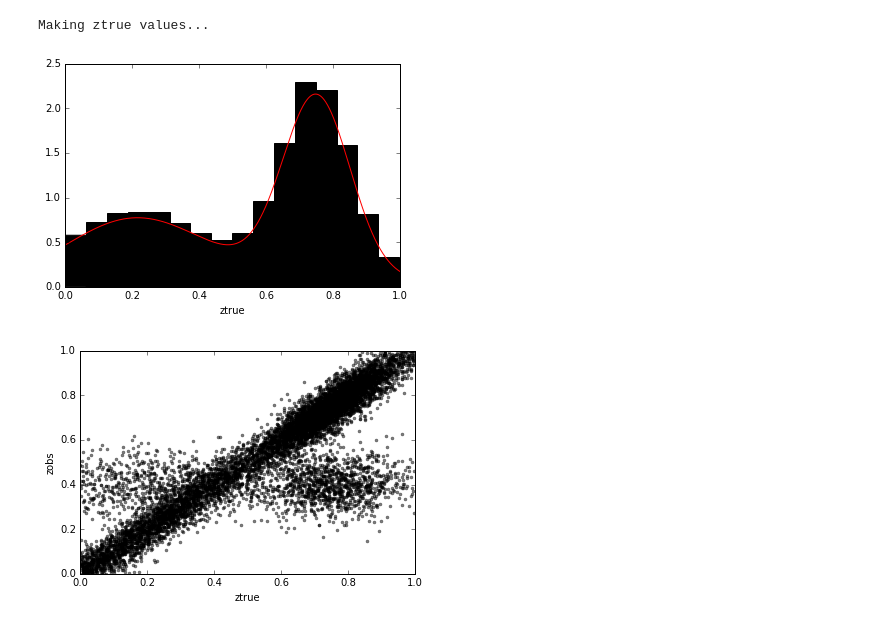
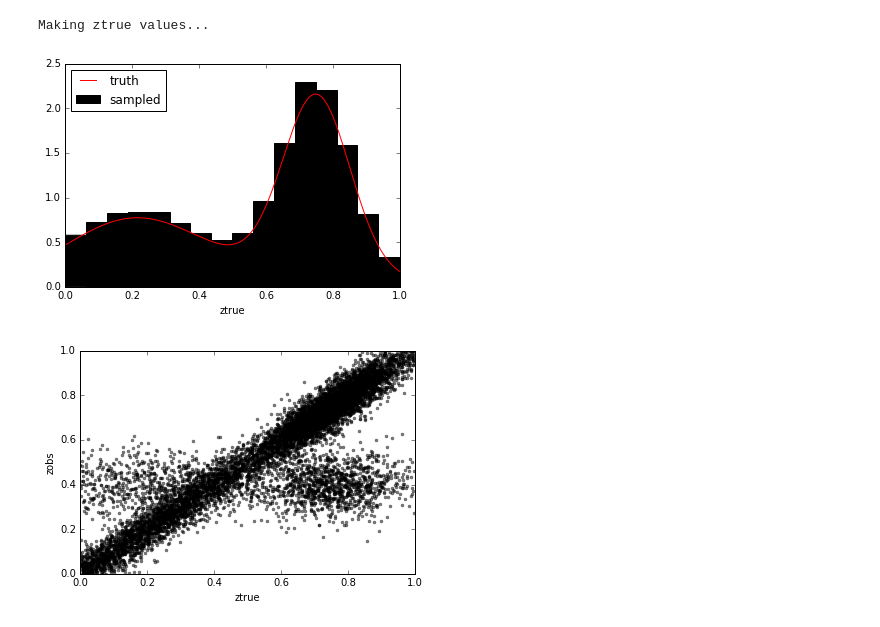
Before and after one commit to aimalz/prob-z, a Jupyter notebook: nz/code/FromHogg.ipynb, the cells around one changed output. Cells and saved outputs as stored; diff of their text form; code cells hidden in the pictures.

```diff
--- a/nz/code/FromHogg.ipynb
+++ b/nz/code/FromHogg.ipynb
@@ -79,6 +80,9 @@ class setup(object):
         os.makedirs(self.simdir)
 
         self.mcmcdir = os.path.join(self.datadir,'mcmc')
+        if os.path.exists(self.mcmcdir):
+            shutil.rmtree(self.mcmcdir)
+        os.makedirs(self.mcmcdir)
 
         print(self.name+' ingested inputs')
 
@@ -91,6 +95,7 @@ Hogg's Test ingested inputs
 class gauss(object):
 
     def __init__(self,mean,sigma,amp=1.):
+        self.epsilon = sys.float_info.min
         self.mean = mean
         self.sigma = sigma
         self.amp = amp
@@ -113,8 +118,8 @@ class gauss(object):
             #print(n,z)
                 ps[n] += self.evaluate_one(z)#+= self.amp / (np.sqrt(2. * np.pi) * self.sigma) * \
                                 #np.exp(-0.5 * (z - self.mean) ** 2 / self.sigma ** 2)
-        #ps[zs < 0.] = 0.
-        #ps[zs > 1.] = 0.
+        ps[zs < 0.] = self.epsilon
+        ps[zs > 1.] = self.epsilon
         #print(len(ps))
         return ps
 # %%
@@ -123,6 +128,7 @@ class gauss(object):
 class gmix(object):
 
     def __init__(self,means,sigmas,amps=np.ones(1)):
+        self.epsilon = sys.float_info.min
         self.means = means
         self.sigmas = sigmas
         self.amps = amps
@@ -154,8 +160,8 @@ class gmix(object):
             dist = gauss(self.means[c],self.sigmas[c],self.amps[c])
             ps += dist.evaluate(zs)#self.amps[c] * / (np.sqrt(2. * np.pi) * self.sigmas[c]) * \
                 #np.exp(-0.5 * (zs - self.means[c]) ** 2 / self.sigmas[c] ** 2)
-        ps[zs < 0.] = 0.
-        ps[zs > 1.] = 0.
+        ps[zs < 0.] = self.epsilon
+        ps[zs > 1.] = self.epsilon
         #ps = ps/np.sum(ps*dz)
         return ps
 # %%
@@ -202,13 +208,14 @@ Making ztrue values...
 # %%
 #plot sampling of the true distribution
 
 plt.clf()
-plt.hist(ztrues, bins=bplot, normed=True, color="k")
-plt.plot(zplot, truedist.evaluate(zplot), "r-")
+plt.hist(ztrues, bins=bplot, normed=True, color="k",label='sampled')
+plt.plot(zplot, truedist.evaluate(zplot), "r-",label='truth')
 plt.xlabel("ztrue")
+plt.legend(loc='upper left')
 plt.savefig(os.path.join(meta.simdir,"ztrues.png"))
 # %% [output]
-[figure, old version]
+[figure, new version]
 # %%
 #class for likelihood to sample in catastrophic outlier case
 
```
Also changed, not shown: parts of 19 cells of this notebook.
